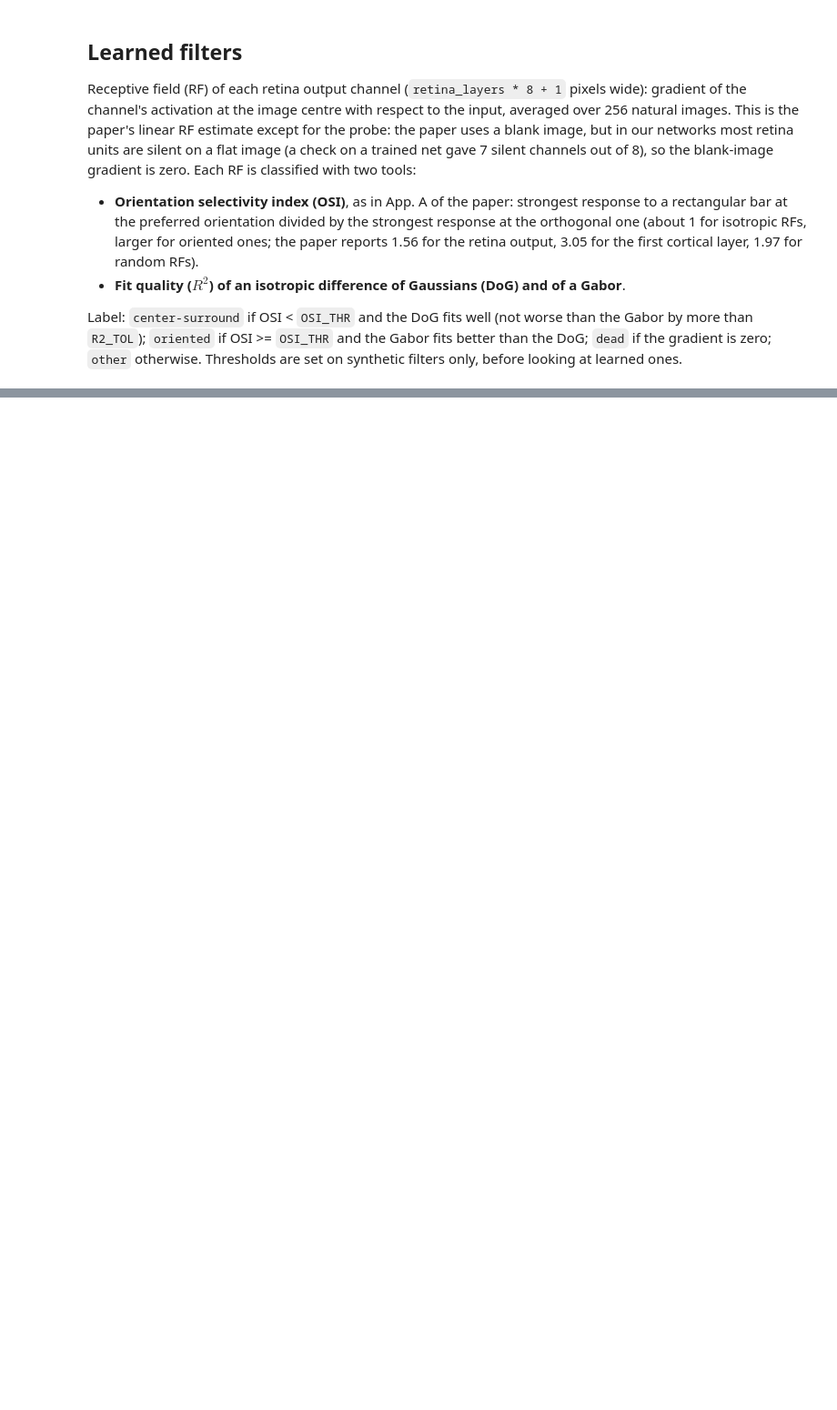
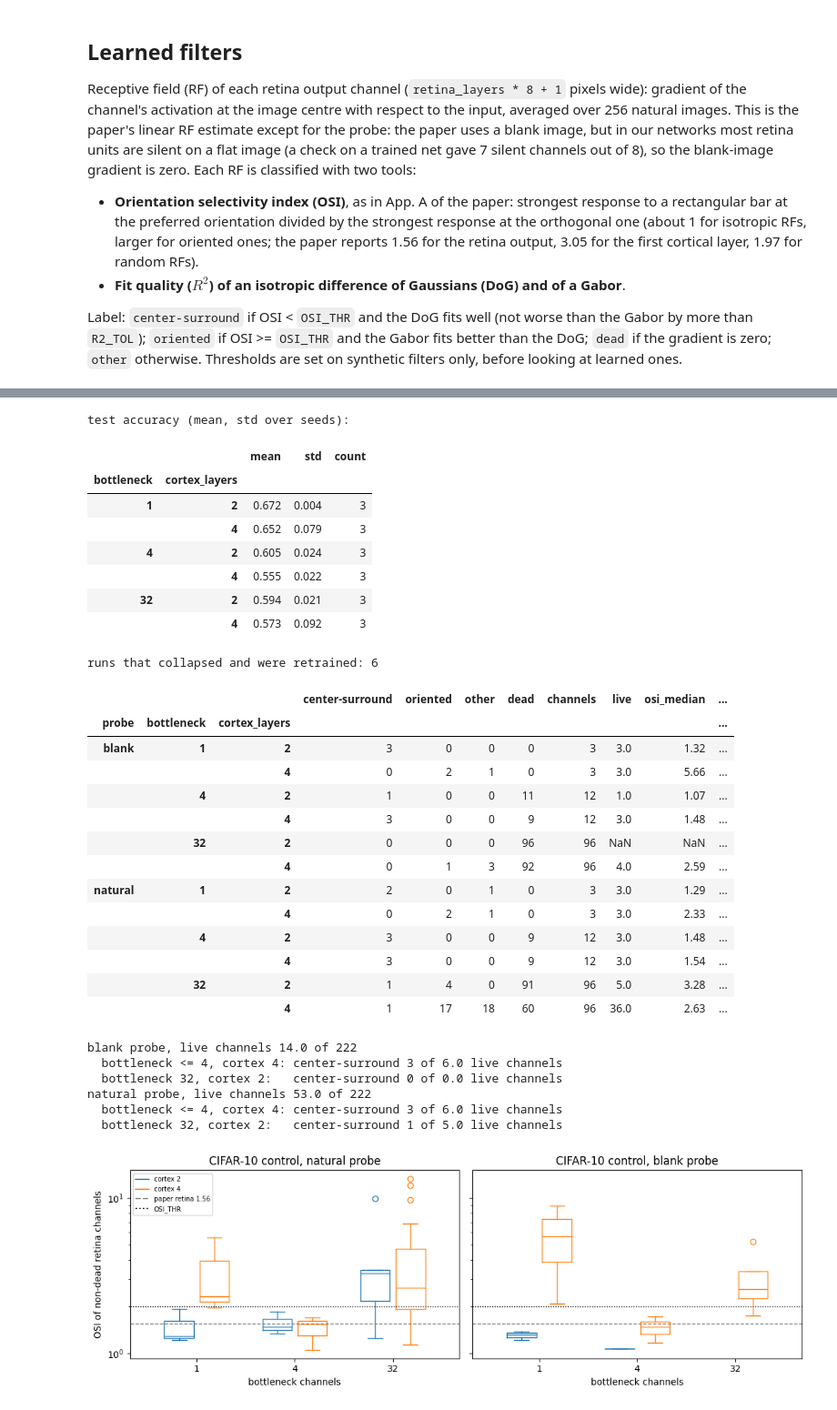
Before and after one commit to capialbino/dl-retina-bottleneck, a Jupyter notebook: retina_bottleneck.ipynb, the cells around one changed output, grey strips where cells are left out. Shown at 91% size. Drawn from its saved outputs; the diff is of its cells as text; code cells hidden in the pictures; blank space fills up the shorter version.

```diff
--- a/retina_bottleneck.ipynb
+++ b/retina_bottleneck.ipynb
@@ -459,0 +713,74 @@ depth
+# %%
+# Control analysis: accuracy, label counts and OSI per configuration and probe; P1 of the decision rule.
+ctrl = pd.read_csv(CTRL_CSV)
+print('test accuracy (mean, std over seeds):')
+display(ctrl.groupby(['bottleneck', 'cortex_layers']).test_acc.agg(['mean', 'std', 'count']).round(3))
+print('runs that collapsed and were retrained:', int(ctrl.first_val_acc.notna().sum()))
+
+ck = ['probe', 'bottleneck', 'cortex_layers']
+live_c = ctrl_filters[ctrl_filters.label != 'dead']
+ctrl_counts = ctrl_filters.groupby(ck).label.value_counts().unstack(fill_value=0).reindex(columns=LABELS, fill_value=0)
+ctrl_counts['channels'] = ctrl_counts.sum(axis=1)
+ctrl_osi = live_c.groupby(ck).osi.agg(live='count', osi_median='median')
+ctrl_osi['share_osi_lt_2'] = live_c.groupby(ck).osi.apply(lambda x: (x < OSI_THR).mean())
+ctrl_tab = ctrl_counts.join(ctrl_osi)
+ctrl_tab['share_center_surround'] = ctrl_tab['center-surround'] / ctrl_tab.live
+display(ctrl_tab.round(2))
+
+# P1: share of center-surround channels among the live ones, narrow + deep against wide + shallow, for both probes (and how many channels are live)
+for probe in ['blank', 'natural']:
+    pr = ctrl_tab.xs(probe)
+    nd, ws = pr.loc[[(b, 4) for b in CTRL_BOTTLENECKS if b <= 4]], pr.loc[[(32, 2)]]
+    print(f'{probe} probe, live channels {pr.live.sum()} of {pr.channels.sum()}')
+    print(f'  bottleneck <= 4, cortex 4: center-surround {nd["center-surround"].sum()} of {nd.live.sum()} live channels')
+    print(f'  bottleneck 32, cortex 2:   center-surround {ws["center-surround"].sum()} of {ws.live.sum()} live channels')
+
+fig, axes = plt.subplots(1, 2, figsize=(11, 3.8), sharey=True)
+for ax, probe in zip(axes, ['natural', 'blank']):
+    d = live_c[live_c.probe == probe]
+    for j, b in enumerate(CTRL_BOTTLENECKS):
+        for cl, off, col in ((2, -0.18, 'C0'), (4, 0.18, 'C1')):
+            v = d[(d.bottleneck == b) & (d.cortex_layers == cl)].osi
+            if len(v):
+                ax.boxplot(v, positions=[j + off], widths=0.3, boxprops=dict(color=col), medianprops=dict(color=col),
+                           whiskerprops=dict(color=col), capprops=dict(color=col), flierprops=dict(markeredgecolor=col))
+    ax.axhline(1.56, ls='--', color='gray', lw=1)
+    ax.axhline(OSI_THR, ls=':', color='k', lw=1)
+    ax.set(xticks=range(len(CTRL_BOTTLENECKS)), xticklabels=CTRL_BOTTLENECKS, xlabel='bottleneck channels', title=f'CIFAR-10 control, {probe} probe', yscale='log')
+axes[0].set_ylabel('OSI of non-dead retina channels')
+axes[0].legend(handles=[plt.Line2D([], [], color='C0', label='cortex 2'), plt.Line2D([], [], color='C1', label='cortex 4'),
+                        plt.Line2D([], [], color='gray', ls='--', label='paper retina 1.56'), plt.Line2D([], [], color='k', ls=':', label='OSI_THR')], fontsize=7)
+plt.tight_layout()
+plt.show()
+# %% [output]
+test accuracy (mean, std over seeds):
+|  |  | mean | std | count |
+| bottleneck | cortex_layers |  |  |  |
+| 1 | 2 | 0.672 | 0.004 | 3 |
+|  | 4 | 0.652 | 0.079 | 3 |
+| 4 | 2 | 0.605 | 0.024 | 3 |
+|  | 4 | 0.555 | 0.022 | 3 |
+| 32 | 2 | 0.594 | 0.021 | 3 |
+|  | 4 | 0.573 | 0.092 | 3 |
+runs that collapsed and were retrained: 6
+|  |  |  | center-surround | oriented | other | dead | channels | live | osi_median | ... |
+| probe | bottleneck | cortex_layers |  |  |  |  |  |  |  | ... |
+| blank | 1 | 2 | 3 | 0 | 0 | 0 | 3 | 3.0 | 1.32 | ... |
+|  |  | 4 | 0 | 2 | 1 | 0 | 3 | 3.0 | 5.66 | ... |
+|  | 4 | 2 | 1 | 0 | 0 | 11 | 12 | 1.0 | 1.07 | ... |
+|  |  | 4 | 3 | 0 | 0 | 9 | 12 | 3.0 | 1.48 | ... |
+|  | 32 | 2 | 0 | 0 | 0 | 96 | 96 | NaN | NaN | ... |
+|  |  | 4 | 0 | 1 | 3 | 92 | 96 | 4.0 | 2.59 | ... |
+| natural | 1 | 2 | 2 | 0 | 1 | 0 | 3 | 3.0 | 1.29 | ... |
+|  |  | 4 | 0 | 2 | 1 | 0 | 3 | 3.0 | 2.33 | ... |
+|  | 4 | 2 | 3 | 0 | 0 | 9 | 12 | 3.0 | 1.48 | ... |
+|  |  | 4 | 3 | 0 | 0 | 9 | 12 | 3.0 | 1.54 | ... |
+|  | 32 | 2 | 1 | 4 | 0 | 91 | 96 | 5.0 | 3.28 | ... |
+|  |  | 4 | 1 | 17 | 18 | 60 | 96 | 36.0 | 2.63 | ... |
+blank probe, live channels 14.0 of 222
+  bottleneck <= 4, cortex 4: center-surround 3 of 6.0 live channels
+  bottleneck 32, cortex 2:   center-surround 0 of 0.0 live channels
+natural probe, live channels 53.0 of 222
+  bottleneck <= 4, cortex 4: center-surround 3 of 6.0 live channels
+  bottleneck 32, cortex 2:   center-surround 1 of 5.0 live channels
+[figure, added]
```
Also changed, not shown: parts of 15 cells of this notebook, 4 other files.
